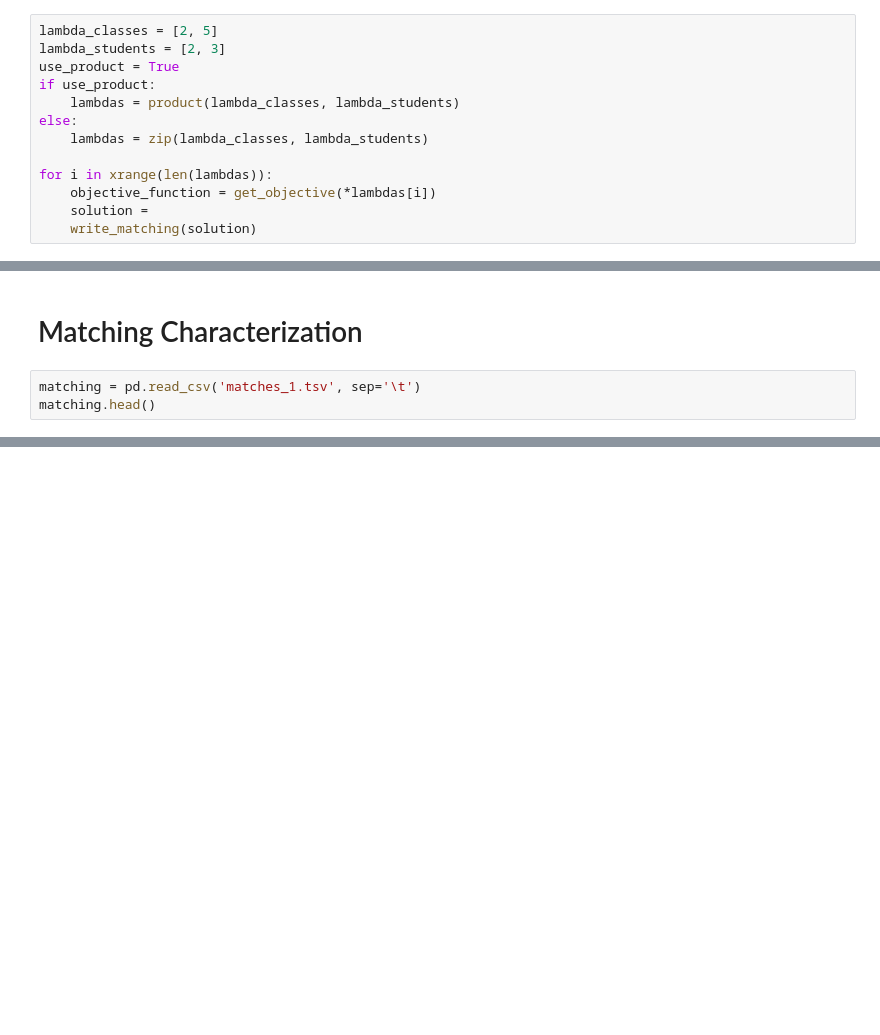
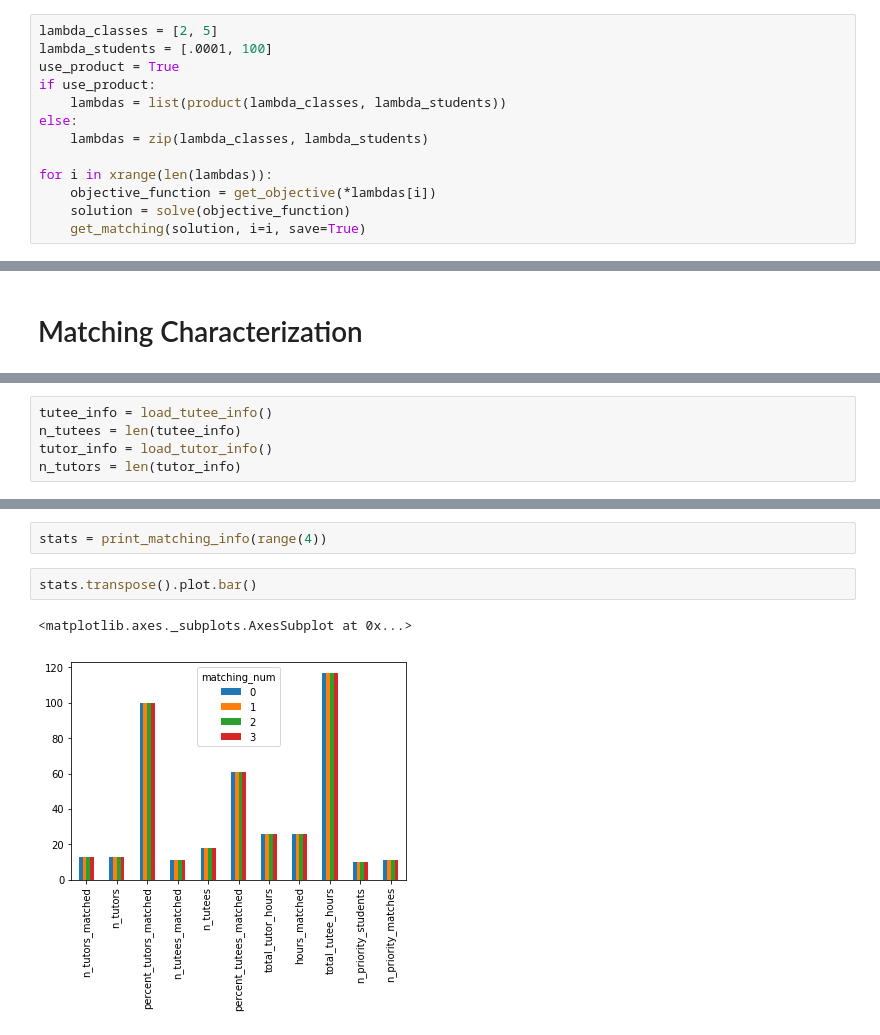
Before and after one commit to neighthan/class_matching, a Jupyter notebook: tutor_tutee_matching.ipynb, the cells around one changed output, grey strips where cells are left out. Drawn from its saved outputs; the diff is of its cells as text; blank space fills up the shorter version.

```diff
--- a/tutor_tutee_matching.ipynb
+++ b/tutor_tutee_matching.ipynb
@@ -382,13 +440,13 @@ matches.head()
 # %%
 lambda_classes = [2, 5]
-lambda_students = [2, 3]
+lambda_students = [.0001, 100]
 use_product = True
 if use_product:
-    lambdas = product(lambda_classes, lambda_students)
+    lambdas = list(product(lambda_classes, lambda_students))
 else:
     lambdas = zip(lambda_classes, lambda_students)
 
 for i in xrange(len(lambdas)):
     objective_function = get_objective(*lambdas[i])
-    solution =
-    write_matching(solution)
+    solution = solve(objective_function)
+    get_matching(solution, i=i, save=True)
@@ -395,5 +475,2 @@ for i in xrange(len(lambdas)):
 # %% [markdown]
 # Matching Characterization
-# %%
-matching = pd.read_csv('matches_1.tsv', sep='\t')
-matching.head()
@@ -406,0 +477,5 @@ matching.head()
+# %%
+tutee_info = load_tutee_info()
+n_tutees = len(tutee_info)
+tutor_info = load_tutor_info()
+n_tutors = len(tutor_info)
@@ -406,0 +555,7 @@ matching.head()
+# %%
+stats = print_matching_info(range(4))
+# %%
+stats.transpose().plot.bar()
+# %% [output]
+<matplotlib.axes._subplots.AxesSubplot at 0x...>
+[figure, added]
```
Also changed, not shown: parts of 31 cells of this notebook, 1 other file.
